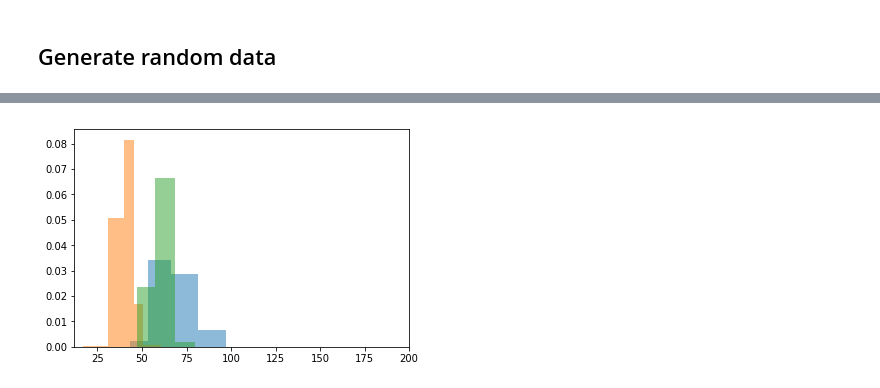
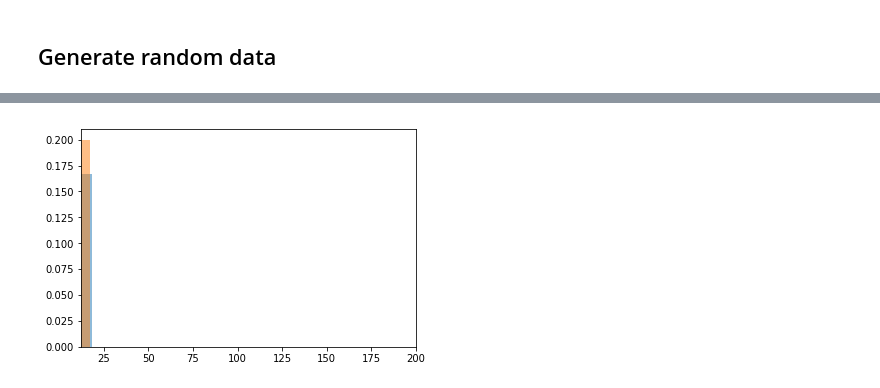
Before and after one commit to dosepix/dpx_control, a Jupyter notebook: dpx_func_python/temperature.ipynb, the cells around one changed output, grey strips where cells are left out. Saved outputs shown, nothing was run; the diff lists cells and outputs as text; code cells hidden in the pictures.

```diff
--- a/dpx_func_python/temperature.ipynb
+++ b/dpx_func_python/temperature.ipynb
@@ -76,11 +80,15 @@ set([25000.0, 75000.0, 125000.0])
 ## Perform calibration and return parameters for each pixel
 # %%
 reload(pttt)
+
 # Load dict from file
+'''
 if infile.endswith('.p'):
     d = cPickle.load( open(infile, 'rb') )
 else:
     d = hickle.load(infile)
+'''
 
-outDict = pttt.plotTemperature(tempDict, offsettemp=1635, plot=False, outdir=None)
+roomTemp = 1635
+outDict = pttt.plotTemperature(tempDict, offsettemp=1635, cuttemp=1580, plot=True, outdir='temperatureDennis1')
 # %% [output]
@@ -259,7 +266,7 @@ def smearSpectrumKDE(data, amplitude, sigma, bins):
     return x, y
 
 binEdges = [12, 18, 21, 24.5, 33.5, 43, 53.5, 66.5, 81.5, 97, 113, 131.5, 151.5, 173, 200.5, 236, 430]
-rand_data = list(np.random.normal(200, 10, 10000)) + list(np.random.normal(50, 5, 1000))
+rand_data = list(np.random.normal(100, 20, 10000)) + list(np.random.normal(50, 5, 1000))
 hist, bins = np.histogram(rand_data, bins=binEdges, density=True)
 
 bins_corr = getCorrectedBins(bins, hist)
@@ -952,3 +818,5 @@ idx = 13
+# %%
+Toffset = 1600
 # %%
 import scipy.integrate
 
@@ -986,0 +1049,7 @@ def histMean(bins, hist):
+# %%
+energy = 300
+ToTvac = list(np.random.normal(energy, 1, 1)) # + list(np.random.normal(300, 2, 1))
+# ToTal = np.random.uniform(150, 250, 1)
+ToTal = list(np.random.normal(energy, 20, 30000)) #+ list(np.random.uniform(12, 800, 10000))
+ToTsn = np.random.normal(energy, 1, 1)
+dose_temp_test, dose_old_test, mean_test, sigma_test = temperatureShiftSim(ToTvac, ToTal, ToTsn, 10, debug=True)
@@ -987,25 +1193,57 @@ def histMean(bins, hist):
 # %% [markdown]
 ## Generate random data
 # %%
-# Random data in ToT
-ToTvac = list(np.random.normal(250, 10, 5000)) + list(np.random.normal(300, 2, 5000))
-ToTal = np.random.normal(200, 10, 10000)
-ToTsn = np.random.normal(250, 10, 10000)
-data_vac = getDataAtTSingle(ToTvac, Toffset, slope[idx], offset[idx], Toffset, paramsDict[idx], energy=True)
-data_al = getDataAtTSingle(ToTal, Toffset, slope[idx], offset[idx], Toffset, paramsDict[idx], energy=True)
-data_sn = getDataAtTSingle(ToTsn, Toffset, slope[idx], offset[idx], Toffset, paramsDict[idx], energy=True)
+sigma_range = [20, 40] # np.arange(5, 100, 5)
+sigma_dict = {}
+idx = 130
+for sigma in sigma_range:
+    true_dose_list, reco_dose_list, old_reco_dose_list = [], [], []
+    mean_energy_list, sigma_energy_list = [], []
+    mean_energy_reco_list = []
+    mean_temp_list, sigma_temp_list = [], []
 
-# plt.hist(data_vac, bins=50, density=True, alpha=.5)
-plt.hist(data_vac, bins=binEdgesTh['vac'], density=True, alpha=.5)
-plt.hist(data_al, bins=binEdgesTh['al'], density=True, alpha=.5)
-plt.hist(data_sn, bins=binEdgesTh['sn'], density=True, alpha=.5)
-plt.xlim(12, 200)
+    energy_range = np.linspace(10, 400, 100)
+    for energy in energy_range:
+        # Random data in ToT
+        ToTvac = list(np.random.normal(energy, sigma, 1)) #50000)) # + list(np.random.normal(300, 2, 1))
+        # ToTal = np.random.uniform(150, 250, 1)
+        ToTal = list(np.random.normal(energy, sigma, 30000)) # + list(np.random.uniform(0, 800, 10000))
+        ToTsn = np.random.normal(energy, sigma, 1) # 5000)
 
-hist_vac, bins = np.histogram(data_vac, bins=binEdgesTh['vac'])
-hist_al, bins = np.histogram(data_al, bins=binEdgesTh['al'])
-hist_sn, bins = np.histogram(data_sn, bins=binEdgesTh['sn'])
+        data_vac = getDataAtTSingle(ToTvac, Toffset, slope[idx], offset[idx], Toffset, paramsDict[idx], energy=True)
+        data_al = getDataAtTSingle(ToTal, Toffset, slope[idx], offset[idx], Toffset, paramsDict[idx], energy=True)
+        data_sn = getDataAtTSingle(ToTsn, Toffset, slope[idx], offset[idx], Toffset, paramsDict[idx], energy=True)
+        mean_energy_list.append( np.mean(data_al) )
+        sigma_energy_list.append( np.std(data_al) )
 
-hist = np.hstack((hist_vac, hist_al, hist_sn))
-dose = np.dot(hist, alphaPoly)
-print dose
+        # plt.hist(data_vac, bins=50, density=True, alpha=.5)
+        plt.hist(data_vac, bins=binEdgesTh['vac'], density=True, alpha=.5)
+        plt.hist(data_al, bins=binEdgesTh['al'], density=True, alpha=.5)
+        plt.hist(data_sn, bins=binEdgesTh['sn'], density=True, alpha=.5)
+        plt.xlim(12, 200)
+
+        hist_vac, bins = np.histogram(data_vac, bins=binEdgesTh['vac'])
+        hist_al, bins = np.histogram(data_al, bins=binEdgesTh['al'])
+        hist_sn, bins = np.histogram(data_sn, bins=binEdgesTh['sn'])
+        mean_energy_reco_list.append( histMean(binEdgesTh['al'], hist_al) )
+
+        hist = np.hstack((hist_vac, hist_al, hist_sn))
+        dose = np.dot(hist, alphaPoly)
+        print dose
+        plt.show()
+
+        true_dose_list.append( dose )
+        reco, old_reco, mean_temp, sigma_temp = temperatureShiftSim(ToTvac, ToTal, ToTsn, dose, debug=False)
+        old_reco_dose_list.append( old_reco )
+        reco_dose_list.append( reco )
+        mean_temp_list.append( mean_temp )
+        sigma_temp_list.append( sigma_temp )
+
+    sigma_dict[sigma] = {}
+    sigma_dict[sigma]['true_dose'], sigma_dict[sigma]['reco_dose'] = true_dose_list, reco_dose_list
+    sigma_dict[sigma]['mean_energy'], sigma_dict[sigma]['mean_energy_reco'] = mean_energy_list, mean_energy_reco_list
+    sigma_dict[sigma]['sigma_energy'] = sigma_energy_list
+    sigma_dict[sigma]['sigma_temp'] = sigma_temp_list
+    sigma_dict[sigma]['old_reco_dose'] = old_reco_dose_list
+    sigma_dict[sigma]['mean_temp'] = mean_temp_list
 # %% [output]
@@ -1013 +1251 @@ print dose
-[figure, old version]
+[figure, new version]
```
Also changed, not shown: parts of 29 cells of this notebook, 4 other files.
